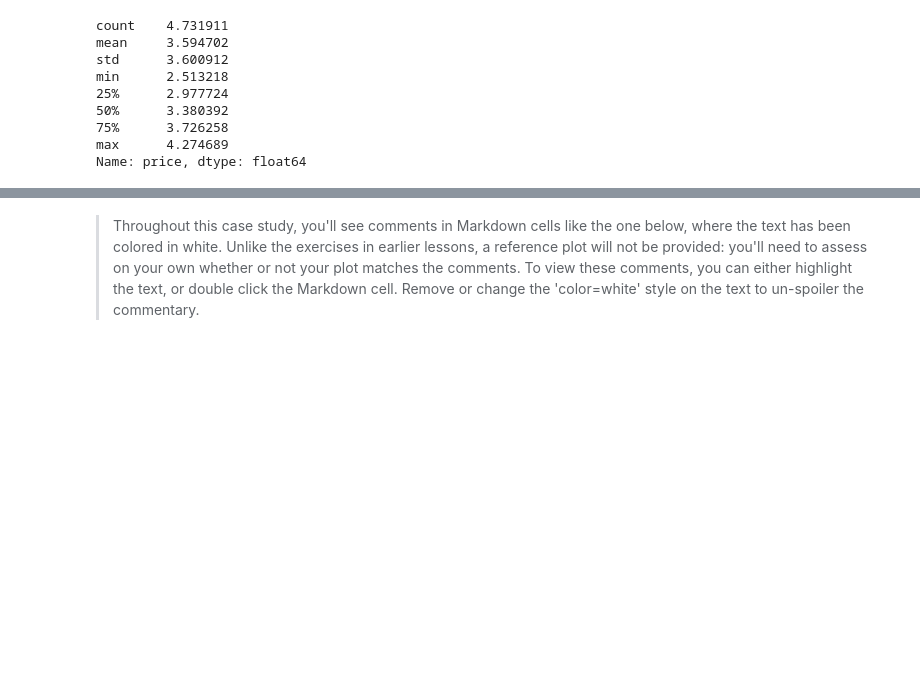
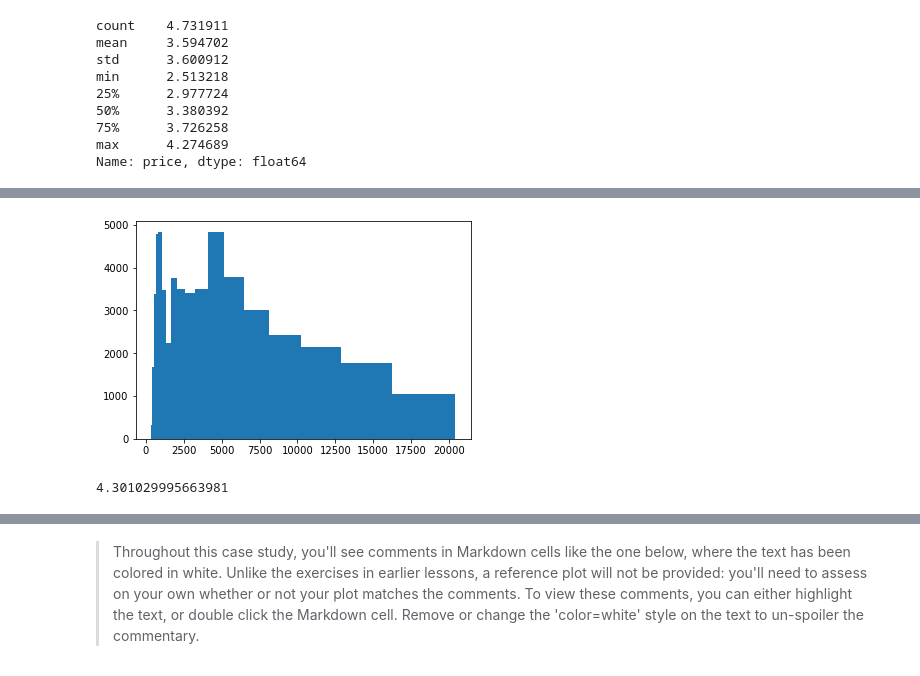
Before and after one commit to cpasean/Visualization, a Jupyter notebook: _Univariate_Exploration_hist_countplot per ratio.ipynb, the cells around one changed output, grey strips where cells are left out. Drawn from its saved outputs; the diff is of its cells as text; code cells hidden in the pictures; blank space fills up the shorter version.

```diff
--- a/_Univariate_Exploration_hist_countplot per ratio.ipynb
+++ b/_Univariate_Exploration_hist_countplot per ratio.ipynb
@@ -99,0 +119,14 @@ plt.hist(diamonds.price);
+# %%
+# To take a precise look, get the bin by checking into log scale conversion
+
+bins = 10 ** np.arange(2.51, 4.28 + 0.1, 0.1)
+# %%
+# apply bins
+
+plt.hist(data = diamonds, x = 'price', bins = bins);
+# %% [output]
+[figure, added]
+# %%
+np.log10(20000)
+# %% [output]
+4.301029995663981
```
Also changed, not shown: parts of 19 cells of this notebook.
